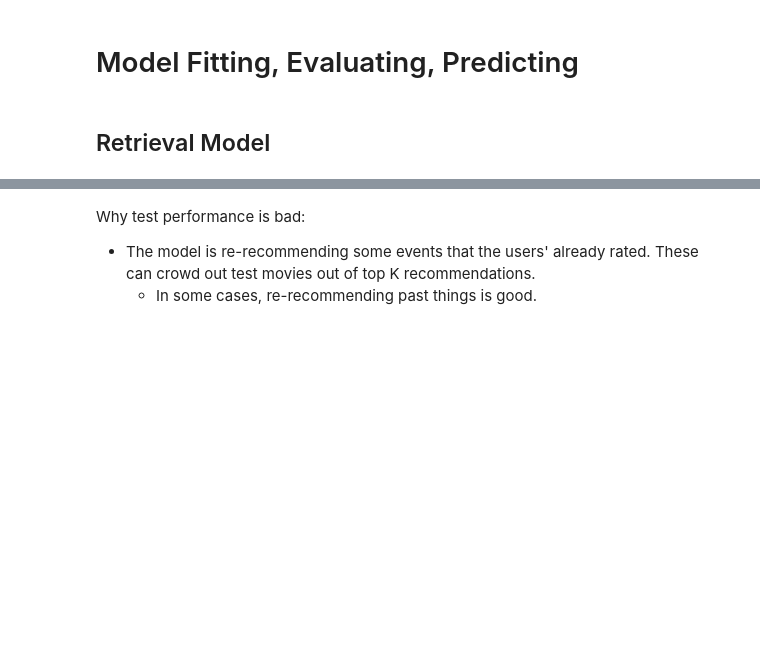
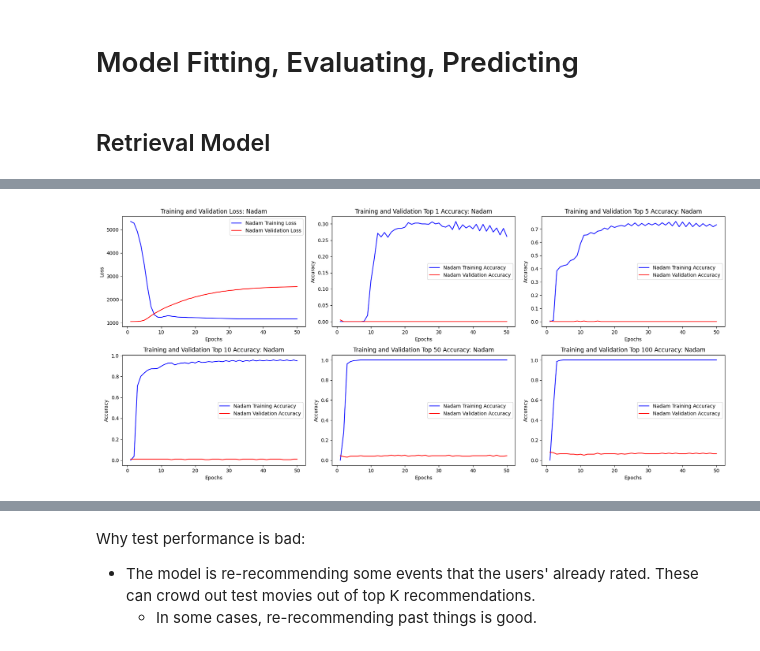
Before and after one commit to Bangkit-Capstone-CR23-PR565/ML-Model-Structuring, a Jupyter notebook: User Recommendation/User_Recommendation_v4.ipynb, the cells around one changed output, grey strips where cells are left out. Saved outputs shown, nothing was run; the diff lists cells and outputs as text; code cells hidden in the pictures; blank space fills up the shorter version.

```diff
--- a/User Recommendation/User_Recommendation_v4.ipynb
+++ b/User Recommendation/User_Recommendation_v4.ipynb
@@ -278,2 +329,87 @@ Let's first instantiate the model.
+# %%
+optimizer = tf.keras.optimizers.Nadam
+
+plt.figure(figsize=(6*3, 4*2))
+
+retrieval_model = RetrievalModel()
+retrieval_model.compile(optimizer=optimizer(learning_rate=0.1))
+
+history = retrieval_model.fit(cached_train, validation_data=cached_test, epochs=50, verbose=0)
+
+# Retrieve the training metrics and validation metrics
+train_loss = history.history['loss']
+train_top_1 = history.history['factorized_top_k/top_1_categorical_accuracy']
+train_top_5 = history.history['factorized_top_k/top_5_categorical_accuracy']
+train_top_10 = history.history['factorized_top_k/top_10_categorical_accuracy']
+train_top_50 = history.history['factorized_top_k/top_50_categorical_accuracy']
+train_top_100 = history.history['factorized_top_k/top_100_categorical_accuracy']
+val_loss    = history.history['val_loss']
+val_top_1   = history.history['val_factorized_top_k/top_1_categorical_accuracy']
+val_top_5   = history.history['val_factorized_top_k/top_5_categorical_accuracy']
+val_top_10  = history.history['val_factorized_top_k/top_10_categorical_accuracy']
+val_top_50  = history.history['val_factorized_top_k/top_50_categorical_accuracy']
+val_top_100 = history.history['val_factorized_top_k/top_100_categorical_accuracy']
+
+# Plotting the metrics
+epochs = range(1, len(train_loss) + 1)
+
+# Plotting the loss metrics
+plt.subplot(2, 3, 1)
+plt.plot(epochs, train_loss, 'b', label=f'{optimizer().name} Training Loss')
+plt.plot(epochs, val_loss, 'r', label=f'{optimizer().name} Validation Loss')
+plt.title(f'Training and Validation Loss: {optimizer().name}')
+plt.xlabel('Epochs')
+plt.ylabel('Loss')
+plt.legend()
+
+# Plotting the accuracy metrics
+plt.subplot(2, 3, 2)
+plt.plot(epochs, train_top_1, 'b', label=f'{optimizer().name} Training Accuracy')
+plt.plot(epochs, val_top_1, 'r', label=f'{optimizer().name} Validation Accuracy')
+plt.title(f'Training and Validation Top 1 Accuracy: {optimizer().name}')
+plt.xlabel('Epochs')
+plt.ylabel('Accuracy')
+plt.legend()
+
+# Plotting the accuracy metrics
+plt.subplot(2, 3, 3)
+plt.plot(epochs, train_top_5, 'b', label=f'{optimizer().name} Training Accuracy')
+plt.plot(epochs, val_top_5, 'r', label=f'{optimizer().name} Validation Accuracy')
+plt.title(f'Training and Validation Top 5 Accuracy: {optimizer().name}')
+plt.xlabel('Epochs')
+plt.ylabel('Accuracy')
+plt.legend()
+
+# Plotting the accuracy metrics
+plt.subplot(2, 3, 4)
+plt.plot(epochs, train_top_10, 'b', label=f'{optimizer().name} Training Accuracy')
+plt.plot(epochs, val_top_10, 'r', label=f'{optimizer().name} Validation Accuracy')
+plt.title(f'Training and Validation Top 10 Accuracy: {optimizer().name}')
+plt.xlabel('Epochs')
+plt.ylabel('Accuracy')
+plt.legend()
+
+# Plotting the accuracy metrics
+plt.subplot(2, 3, 5)
+plt.plot(epochs, train_top_50, 'b', label=f'{optimizer().name} Training Accuracy')
+plt.plot(epochs, val_top_50, 'r', label=f'{optimizer().name} Validation Accuracy')
+plt.title(f'Training and Validation Top 50 Accuracy: {optimizer().name}')
+plt.xlabel('Epochs')
+plt.ylabel('Accuracy')
+plt.legend()
+
+# Plotting the accuracy metrics
+plt.subplot(2, 3, 6)
+plt.plot(epochs, train_top_100, 'b', label=f'{optimizer().name} Training Accuracy')
+plt.plot(epochs, val_top_100, 'r', label=f'{optimizer().name} Validation Accuracy')
+plt.title(f'Training and Validation Top 100 Accuracy: {optimizer().name}')
+plt.xlabel('Epochs')
+plt.ylabel('Accuracy')
+plt.legend()
+
+plt.tight_layout()
+plt.show()
+# %% [output]
+[figure, added]
 # %%
 retrieval_model = RetrievalModel()
```
Also changed, not shown: parts of 32 cells of this notebook, 2 other files.
